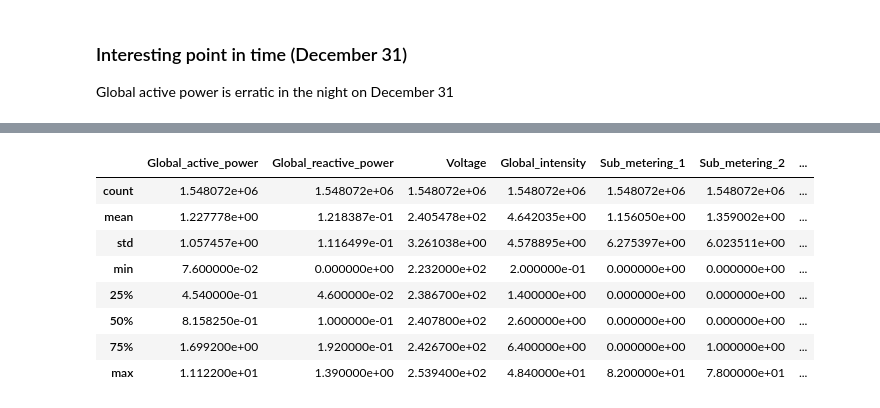
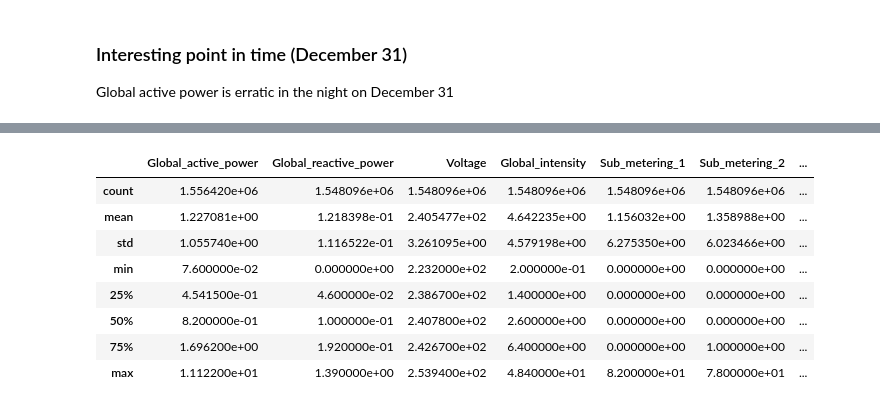
Before and after one commit to falhumai96/anomoly-detection, a Jupyter notebook: AnomalyDetection.ipynb, the cells around one changed output, grey strips where cells are left out. Saved outputs shown, nothing was run; the diff lists cells and outputs as text; code cells hidden in the pictures.

```diff
--- a/AnomalyDetection.ipynb
+++ b/AnomalyDetection.ipynb
@@ -118,12 +145,12 @@ data[14*24*60:15*24*60].plot(x='Date_Time', y='Global_active_power')
-# %%
-data.describe()
-# %% [output]
-|  | Global_active_power | Global_reactive_power | Voltage | Global_intensity | Sub_metering_1 | Sub_metering_2 | ... |
-| count | 1.548072e+06 | 1.548072e+06 | 1.548072e+06 | 1.548072e+06 | 1.548072e+06 | 1.548072e+06 | ... |
-| mean | 1.227778e+00 | 1.218387e-01 | 2.405478e+02 | 4.642035e+00 | 1.156050e+00 | 1.359002e+00 | ... |
-| std | 1.057457e+00 | 1.116499e-01 | 3.261038e+00 | 4.578895e+00 | 6.275397e+00 | 6.023511e+00 | ... |
-| min | 7.600000e-02 | 0.000000e+00 | 2.232000e+02 | 2.000000e-01 | 0.000000e+00 | 0.000000e+00 | ... |
-| 25% | 4.540000e-01 | 4.600000e-02 | 2.386700e+02 | 1.400000e+00 | 0.000000e+00 | 0.000000e+00 | ... |
-| 50% | 8.158250e-01 | 1.000000e-01 | 2.407800e+02 | 2.600000e+00 | 0.000000e+00 | 0.000000e+00 | ... |
-| 75% | 1.699200e+00 | 1.920000e-01 | 2.426700e+02 | 6.400000e+00 | 0.000000e+00 | 1.000000e+00 | ... |
-| max | 1.112200e+01 | 1.390000e+00 | 2.539400e+02 | 4.840000e+01 | 8.200000e+01 | 7.800000e+01 | ... |
+# %%
+data_sets['train'].describe()
+# %% [output]
+|  | Global_active_power | Global_reactive_power | Voltage | Global_intensity | Sub_metering_1 | Sub_metering_2 | ... |
+| count | 1.556420e+06 | 1.548096e+06 | 1.548096e+06 | 1.548096e+06 | 1.548096e+06 | 1.548096e+06 | ... |
+| mean | 1.227081e+00 | 1.218398e-01 | 2.405477e+02 | 4.642235e+00 | 1.156032e+00 | 1.358988e+00 | ... |
+| std | 1.055740e+00 | 1.116522e-01 | 3.261095e+00 | 4.579198e+00 | 6.275350e+00 | 6.023466e+00 | ... |
+| min | 7.600000e-02 | 0.000000e+00 | 2.232000e+02 | 2.000000e-01 | 0.000000e+00 | 0.000000e+00 | ... |
+| 25% | 4.541500e-01 | 4.600000e-02 | 2.386700e+02 | 1.400000e+00 | 0.000000e+00 | 0.000000e+00 | ... |
+| 50% | 8.200000e-01 | 1.000000e-01 | 2.407800e+02 | 2.600000e+00 | 0.000000e+00 | 0.000000e+00 | ... |
+| 75% | 1.696200e+00 | 1.920000e-01 | 2.426700e+02 | 6.400000e+00 | 0.000000e+00 | 1.000000e+00 | ... |
+| max | 1.112200e+01 | 1.390000e+00 | 2.539400e+02 | 4.840000e+01 | 8.200000e+01 | 7.800000e+01 | ... |
```
Also changed, not shown: parts of 10 cells of this notebook, 4 other files.
